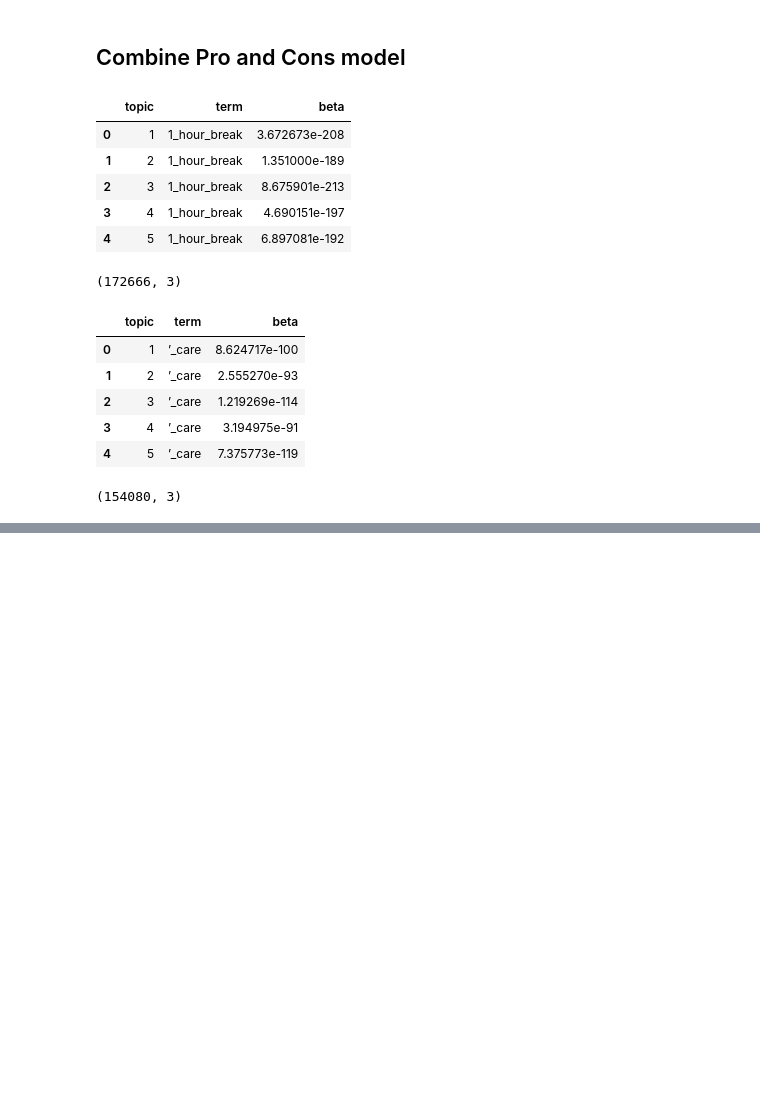
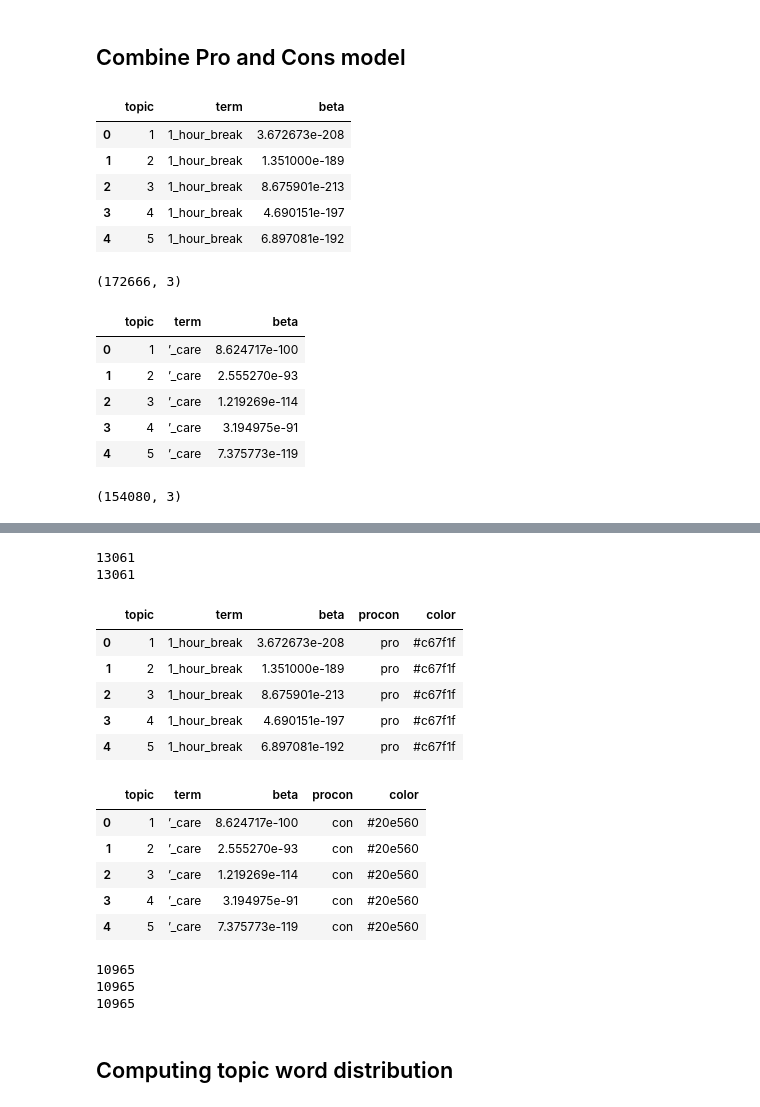
Before and after one commit to bishalsainju/Job-Satisfaction, a Jupyter notebook: analysis/clustering/alpha-beta/topic clustering.ipynb, the cells around one changed output, grey strips where cells are left out. Saved outputs shown, nothing was run; the diff lists cells and outputs as text; code cells hidden in the pictures; blank space fills up the shorter version.

```diff
--- a/analysis/clustering/alpha-beta/topic clustering.ipynb
+++ b/analysis/clustering/alpha-beta/topic clustering.ipynb
@@ -193,0 +197,53 @@ print(pro_con)
+# %%
+just_pro = list(set(pro_terms) - set(con_terms))
+just_con = list(set(con_terms) - set(pro_terms))
+
+
+print(len(just_pro) + len(just_con) + 2*len(pro_con))
+print(len(pro_terms) + len(con_terms))
+# %% [output]
+13061
+13061
+# %%
+
+n = len(just_con)
+for i in range(1, num_topics_pro+1):
+    topic = np.full(n, i)
+    beta = np.full(n, 0)
+    df_temp = pd.DataFrame()
+    df_temp["topic"] = topic
+    df_temp["term"] = just_con
+    df_temp["beta"] = beta
+    df_pro = pd.concat([df_pro, df_temp], ignore_index=True, sort=False)
+
+n = len(just_pro)
+for i in range(1, num_topics_con+1):
+    topic = np.full(n, i)
+    beta = np.full(n, 0)
+    df_temp = pd.DataFrame()
+    df_temp["topic"] = topic
+    df_temp["term"] = just_pro
+    df_temp["beta"] = beta
+    df_con = pd.concat([df_con, df_temp], ignore_index=True, sort=False)
+
+
+df_pro["procon"] = "pro"
+df_pro["color"] = "#c67f1f"
+df_con["procon"] = "con"
+df_con["color"] = "#20e560"
+
+display(df_pro.head())
+display(df_con.head())
+# %% [output]
+|  | topic | term | beta | procon | color |
+| 0 | 1 | 1_hour_break | 3.672673e-208 | pro | #c67f1f |
+| 1 | 2 | 1_hour_break | 1.351000e-189 | pro | #c67f1f |
+| 2 | 3 | 1_hour_break | 8.675901e-213 | pro | #c67f1f |
+| 3 | 4 | 1_hour_break | 4.690151e-197 | pro | #c67f1f |
+| 4 | 5 | 1_hour_break | 6.897081e-192 | pro | #c67f1f |
+|  | topic | term | beta | procon | color |
+| 0 | 1 | ’_care | 8.624717e-100 | con | #20e560 |
+| 1 | 2 | ’_care | 2.555270e-93 | con | #20e560 |
+| 2 | 3 | ’_care | 1.219269e-114 | con | #20e560 |
+| 3 | 4 | ’_care | 3.194975e-91 | con | #20e560 |
+| 4 | 5 | ’_care | 7.375773e-119 | con | #20e560 |
@@ -193,0 +252,12 @@ print(pro_con)
+# %%
+print(df_pro.term.nunique())
+print(df_con.term.nunique())
+
+t26 = df[(df.topic==26) & (df.procon=="pro")].term.nunique()
+print(t26)
+# %% [output]
+10965
+10965
+10965
+# %% [markdown]
+## Computing topic word distribution
```
Also changed, not shown: parts of 23 cells of this notebook.
